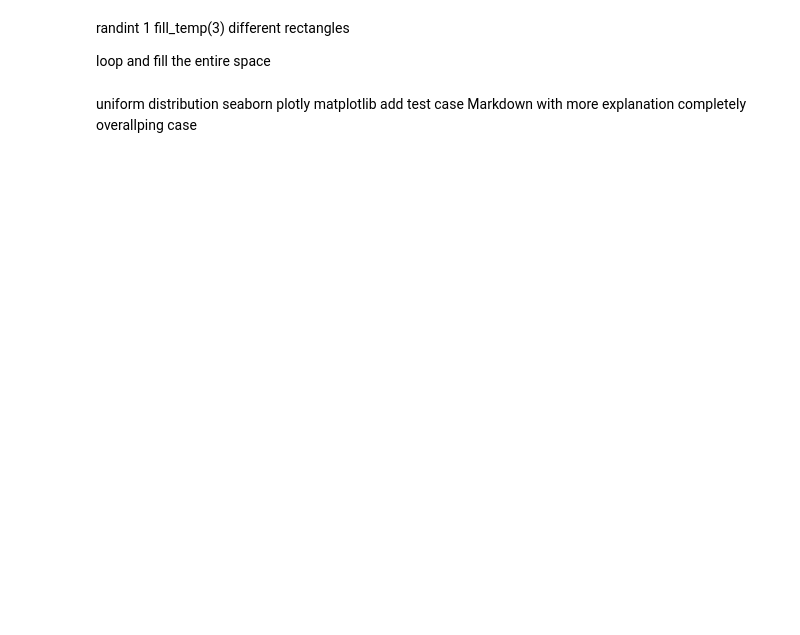
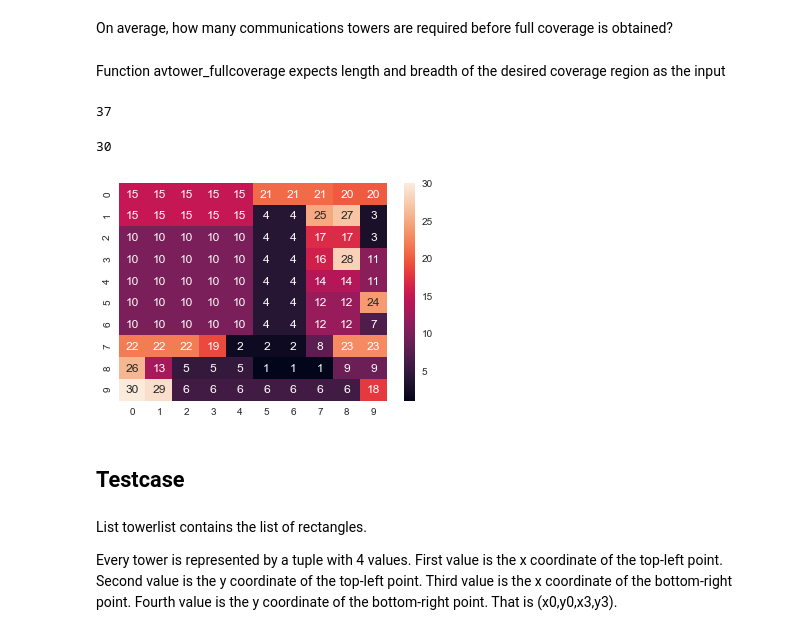
Before and after one commit to UnnikrishnanSivaprasad/ECE143individual, a Jupyter notebook: assignment.ipynb, the cells around one changed output. Cells and saved outputs as stored; diff of their text form; code cells hidden in the pictures; blank space fills up the shorter version.

```diff
--- a/assignment.ipynb
+++ b/assignment.ipynb
@@ -148,2 +280,0 @@ def avarea(n,l,b):
-# %%
-totalcoverage,tow1,tow2=areacov(10,10,20)
@@ -183,0 +290,42 @@ c.coord
+# %% [markdown]
+On average, how many communications towers are required before full coverage is obtained?
+# %%
+def tower_fullcoverage(l,b,plotin):
+    '''
+    Generates number of towers required for full coverage
+    '''
+    tower1 =[]
+    tower2 =[]
+    m=[[]]
+    return_area=0
+    i=0
+    temp=[[0 for y in range(l)] for x in range (b)]
+    while return_area != l*b:
+
+        if i==0:
+            c=tower(l,b)
+            totalcoverage=area(c,l,b,1)
+            tower1.append(c)
+            tower2.append(c)
+        if i:
+            ans=0
+            while ans==0:
+                c=tower(l,b)
+                temp=findnonoverlap(totalcoverage,c,i+1,l,b)
+                maxrect,ans=maximalRectangle(temp)
+            tower2.append(c)
+            newtower=tower(l,b)
+            newtower.resize(maxrect[0],maxrect[1],maxrect[0]+maxrect[2]-1,maxrect[1]+maxrect[3]-1)
+            tower1.append(newtower)
+            area_new=area(newtower,l,b,i+1)
+            totalcoverage=totalcoverage+area_new
+            return_area=0
+            for i1 in range(l):
+                for j1 in range(b):
+                    if totalcoverage.m[j1][i1] > 0:
+                        return_area+=1
+        i+=1
+    if plotin:
+        sns.heatmap(totalcoverage.m, annot=True, fmt="d")
+
+    return i
@@ -184,3 +338,11 @@ c.coord
+# %% [markdown]
+Function avtower_fullcoverage expects length and breadth of the desired coverage region as the input
+# %%
+avtower_fullcoverage(10,20)
+# %% [output]
+37
 # %%
-l=10
-b=10
+tower_fullcoverage(10,10,1)
+# %% [output]
+30
+[figure, added]
@@ -189,13 +349,6 @@ totalcoverage=area(c,l,b,1)
-# %% [markdown]
-randint
-1 fill_temp(3)
-different rectangles
-
-loop and fill the entire space
-# %% [markdown]
-uniform distribution
-seaborn
-plotly
-matplotlib
-add test case Markdown with more explanation
-completely overallping case
+# %% [markdown]
+## Testcase
+# %% [markdown]
+List towerlist contains the list of rectangles.
+
+Every tower is represented by a tuple with 4 values. First value is the x coordinate of the top-left point. Second value is the y coordinate of the top-left point. Third value is the x coordinate of the bottom-right point. Fourth value is the y coordinate of the bottom-right point. That is (x0,y0,x3,y3).
```
Also changed, not shown: parts of 36 cells of this notebook.
